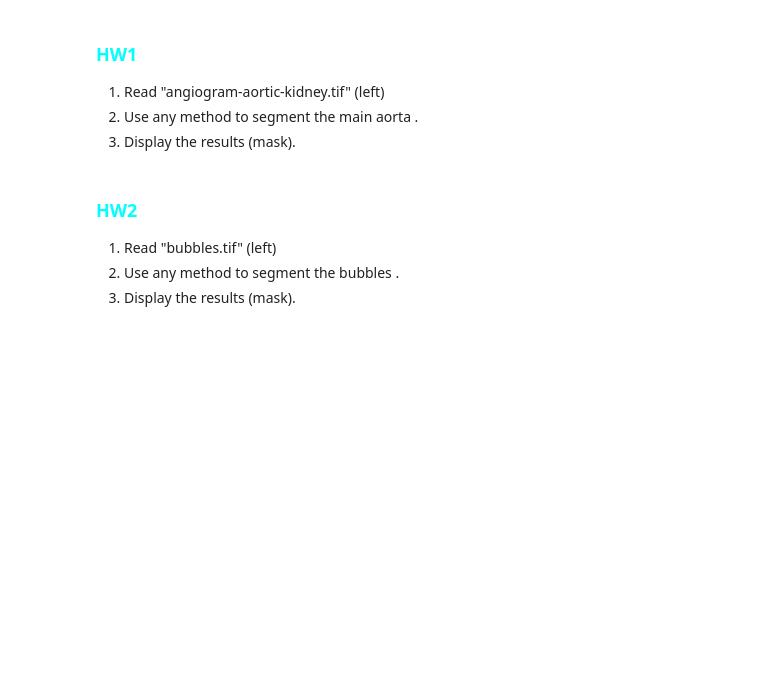
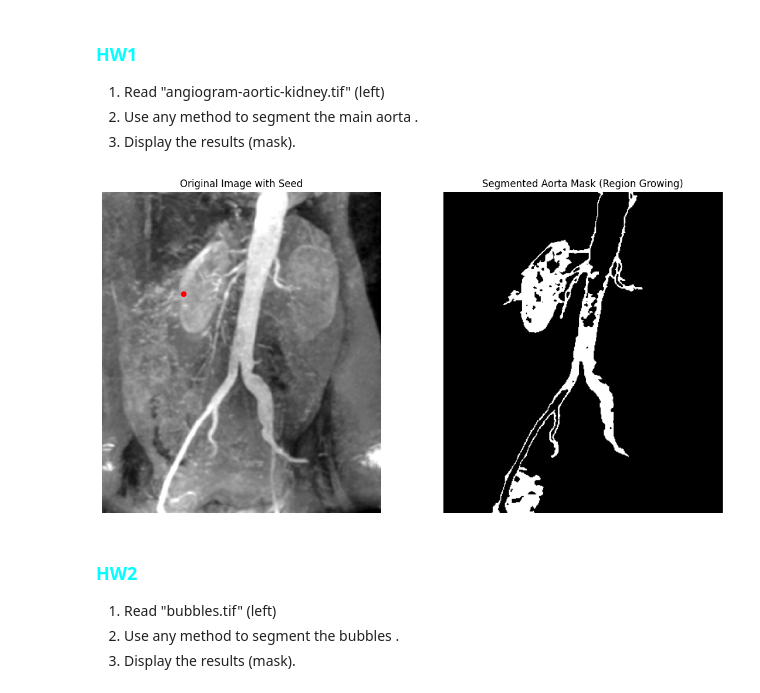
Before and after one commit to BenWu-Open/Medical-Image-Code, a Jupyter notebook: L8_Practice.ipynb, the cells around one changed output. Saved outputs shown, nothing was run; the diff lists cells and outputs as text; code cells hidden in the pictures; blank space fills up the shorter version.

```diff
--- a/L8_Practice.ipynb
+++ b/L8_Practice.ipynb
@@ -495,3 +490,91 @@ Please write the code below
+# %%
+import cv2
+import numpy as np
+import matplotlib.pyplot as plt
+
+def region_growing(img, seed, threshold):
+    """
+    img: Grayscale input image
+    seed: (y, x) coordinates of the starting point
+    threshold: Maximum intensity difference to include a neighbor
+    """
+    # Get image dimensions
+    rows, cols = img.shape
+    # Create an empty mask to store the grown region
+    segmented_img = np.zeros_like(img)
+
+    # List of pixels to check (the "frontline" of growth)
+    seed_points = [seed]
+    # Keep track of visited pixels to avoid infinite loops
+    visited = np.zeros_like(img, dtype=bool)
+
+    # Define 8-connectivity (neighbors: top, bottom, left, right, and diagonals)
+    neighbors = [(-1, -1), (-1, 0), (-1, 1), (0, -1), (0, 1), (1, -1), (1, 0), (1, 1)]
+
+    # Get the intensity of the starting seed point
+    region_mean = img[seed[0], seed[1]]
+
+    # Mark the seed as visited and segmented
+    visited[seed[0], seed[1]] = True
+    segmented_img[seed[0], seed[1]] = 255
+
+    while len(seed_points) > 0:
+        # Pop the last point from the list
+        curr_y, curr_x = seed_points.pop(0) # Use pop(0) for a breadth-first approach
+
+        # Check all 8 neighbors
+        for dy, dx in neighbors:
+            ny, nx = curr_y + dy, curr_x + dx
+
+            # Ensure the neighbor is within image boundaries
+            if 0 <= ny < rows and 0 <= nx < cols:
+                # Check if pixel was already visited
+                if not visited[ny, nx]:
+                    # Similarity Criterion: Difference between neighbor and seed intensity
+                    if abs(int(img[ny, nx]) - int(region_mean)) < threshold:
+                        segmented_img[ny, nx] = 255
+                        seed_points.append((ny, nx))
+                    # Mark pixel as visited regardless of whether it was added to region
+                    visited[ny, nx] = True
+
+    return segmented_img
+
+# --- Main Execution ---
+# 1. Load image in grayscale
+image = cv2.imread('angiogram-aortic-kidney.tif', 0)
+
+if image is None:
+    print("Error: Image not found.")
+else:
+    # 2. Define a Seed Point (y, x)
+    # This point should be inside the aorta
+    seed_point = (250, 200) # Approximate center of the aorta
+
+    # 3. Set the similarity threshold
+    # Adjust this value to get a good segmentation of the aorta
+    threshold_value = 30 # Lower = more restrictive; Higher = more inclusive
+
+    # 4. Run the algorithm
+    result_mask = region_growing(image, seed_point, threshold_value)
+
+    # 5. Visualization
+    plt.figure(figsize=(12, 6))
+
+    plt.subplot(121)
+    plt.imshow(image, cmap='gray')
+    plt.title('Original Image with Seed')
+    plt.plot(seed_point[1], seed_point[0], 'ro') # Mark the seed point
+    plt.axis('off')
+
+    plt.subplot(122)
+    plt.imshow(result_mask, cmap='gray')
+    plt.title('Segmented Aorta Mask (Region Growing)')
+    plt.axis('off')
+
+    plt.tight_layout()
+    plt.show()
+# %% [output]
+[figure, added]
 # %% [markdown]
 ### <font color='cyan'> HW2</font>
 1.  Read "bubbles.tif" \(left\)
```
Also changed, not shown: parts of 5 cells of this notebook.
